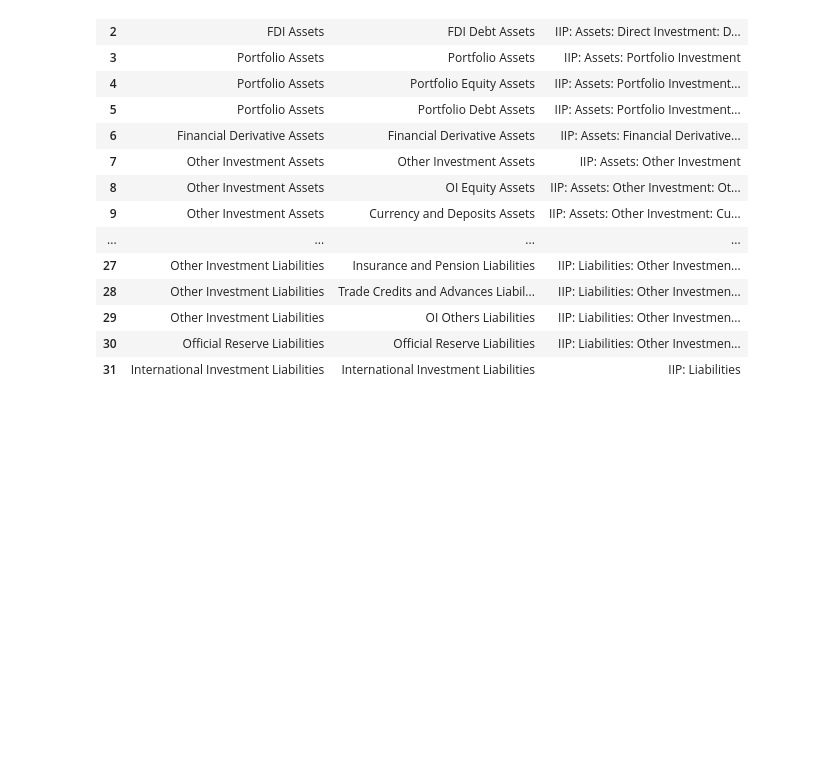
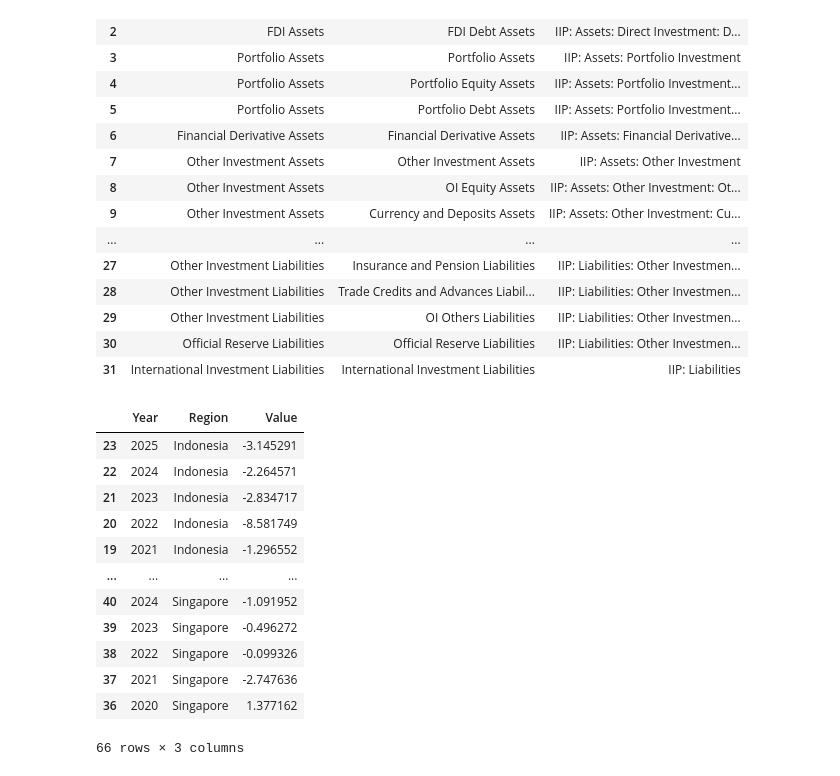
Before and after one commit to aizudeen11/cfm-nlp, a Jupyter notebook: to_gsheet/main.ipynb, the cells around one changed output. Saved outputs shown, nothing was run; the diff lists cells and outputs as text; code cells hidden in the pictures; blank space fills up the shorter version.

```diff
--- a/to_gsheet/main.ipynb
+++ b/to_gsheet/main.ipynb
@@ -470,0 +542,16 @@ df_temp_col_1, df_all_annual_2, df_main
+# %%
+df
+# %% [output]
+|  | Year | Region | Value |
+| 23 | 2025 | Indonesia | -3.145291 |
+| 22 | 2024 | Indonesia | -2.264571 |
+| 21 | 2023 | Indonesia | -2.834717 |
+| 20 | 2022 | Indonesia | -8.581749 |
+| 19 | 2021 | Indonesia | -1.296552 |
+| ... | ... | ... | ... |
+| 40 | 2024 | Singapore | -1.091952 |
+| 39 | 2023 | Singapore | -0.496272 |
+| 38 | 2022 | Singapore | -0.099326 |
+| 37 | 2021 | Singapore | -2.747636 |
+| 36 | 2020 | Singapore | 1.377162 |
+66 rows × 3 columns
```
Also changed, not shown: parts of 1 cell of this notebook, 1 other file.
